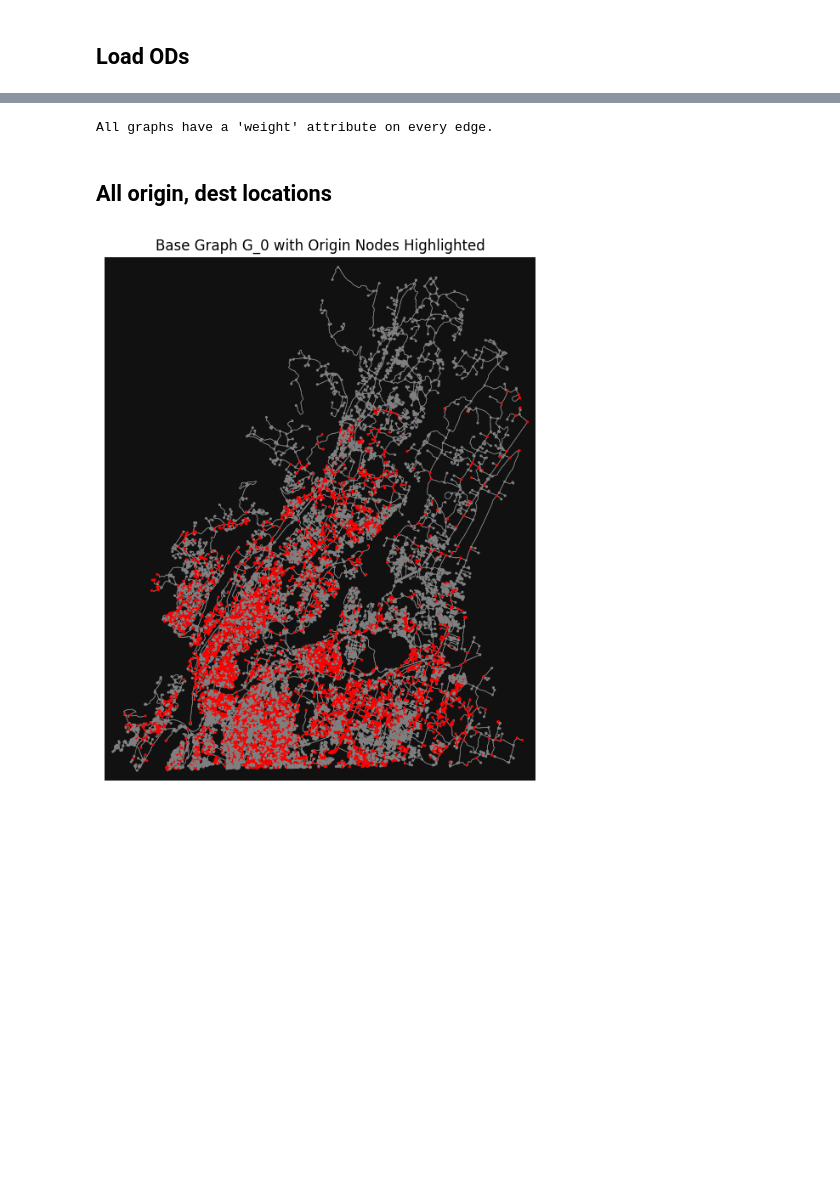
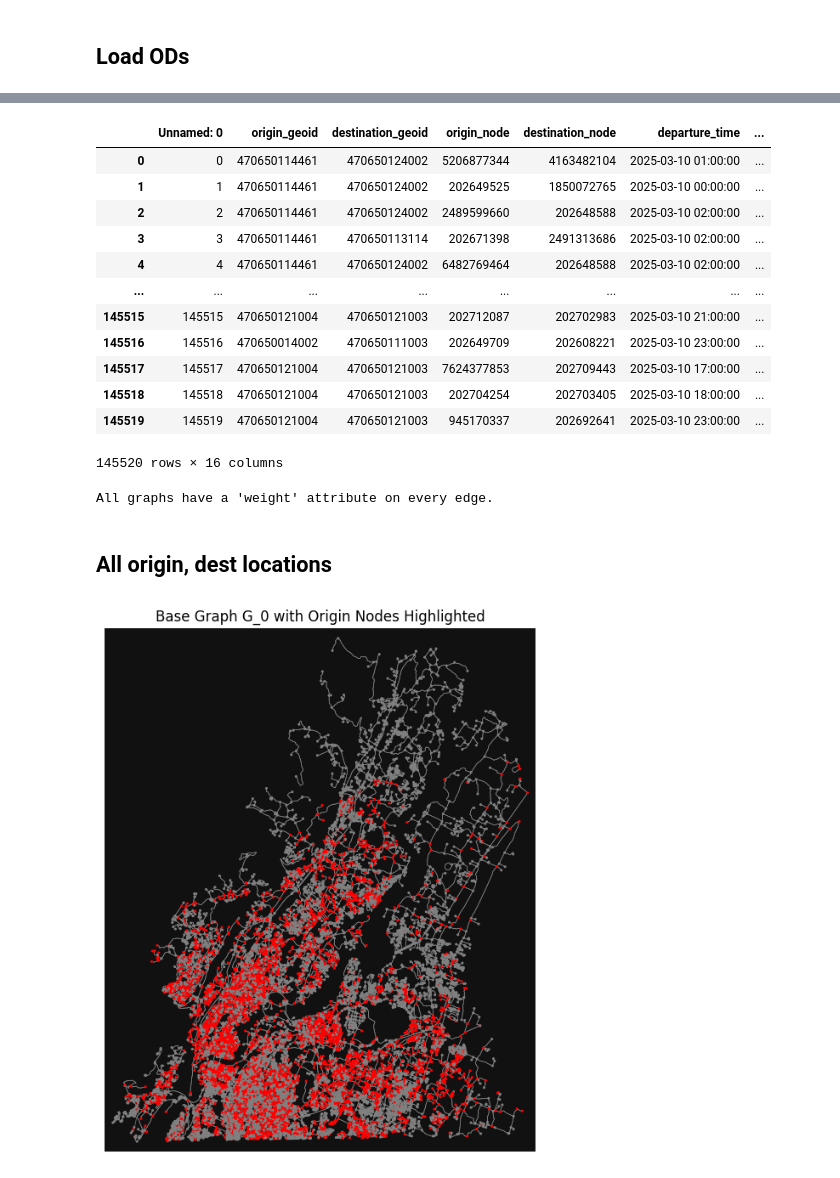
Before and after one commit to rishavsen1/move_od, a Jupyter notebook: routing/routing_all_day.ipynb, the cells around one changed output, grey strips where cells are left out. Drawn from its saved outputs; the diff is of its cells as text; code cells hidden in the pictures; blank space fills up the shorter version.

```diff
--- a/routing/routing_all_day.ipynb
+++ b/routing/routing_all_day.ipynb
@@ -108,5 +112,21 @@ comparison_df.sort_values('rmse')
 | 247 | 470650122002 | 0.377964 | 0.142857 | [0.0, 0.0, 0.0, 0.0, 0.0, 0.0, 0.... | [0.0, 0.0, 0.0, 0.0, 0.0, 1.0, 0.... |
 255 rows × 5 columns
+# %%
+calibrated_df
+# %% [output]
+|  | Unnamed: 0 | origin_geoid | destination_geoid | origin_node | destination_node | departure_time | ... |
+| 0 | 0 | 470650114461 | 470650124002 | 5206877344 | 4163482104 | 2025-03-10 01:00:00 | ... |
+| 1 | 1 | 470650114461 | 470650124002 | 202649525 | 1850072765 | 2025-03-10 00:00:00 | ... |
+| 2 | 2 | 470650114461 | 470650124002 | 2489599660 | 202648588 | 2025-03-10 02:00:00 | ... |
+| 3 | 3 | 470650114461 | 470650113114 | 202671398 | 2491313686 | 2025-03-10 02:00:00 | ... |
+| 4 | 4 | 470650114461 | 470650124002 | 6482769464 | 202648588 | 2025-03-10 02:00:00 | ... |
+| ... | ... | ... | ... | ... | ... | ... | ... |
+| 145515 | 145515 | 470650121004 | 470650121003 | 202712087 | 202702983 | 2025-03-10 21:00:00 | ... |
+| 145516 | 145516 | 470650014002 | 470650111003 | 202649709 | 202608221 | 2025-03-10 23:00:00 | ... |
+| 145517 | 145517 | 470650121004 | 470650121003 | 7624377853 | 202709443 | 2025-03-10 17:00:00 | ... |
+| 145518 | 145518 | 470650121004 | 470650121003 | 202704254 | 202703405 | 2025-03-10 18:00:00 | ... |
+| 145519 | 145519 | 470650121004 | 470650121003 | 945170337 | 202692641 | 2025-03-10 23:00:00 | ... |
+145520 rows × 16 columns
 # %%
 hourly_inrix_df = (inrix_df
     .set_index('measurement_tstamp')
```
Also changed, not shown: parts of 2 cells of this notebook, 24 other files.
